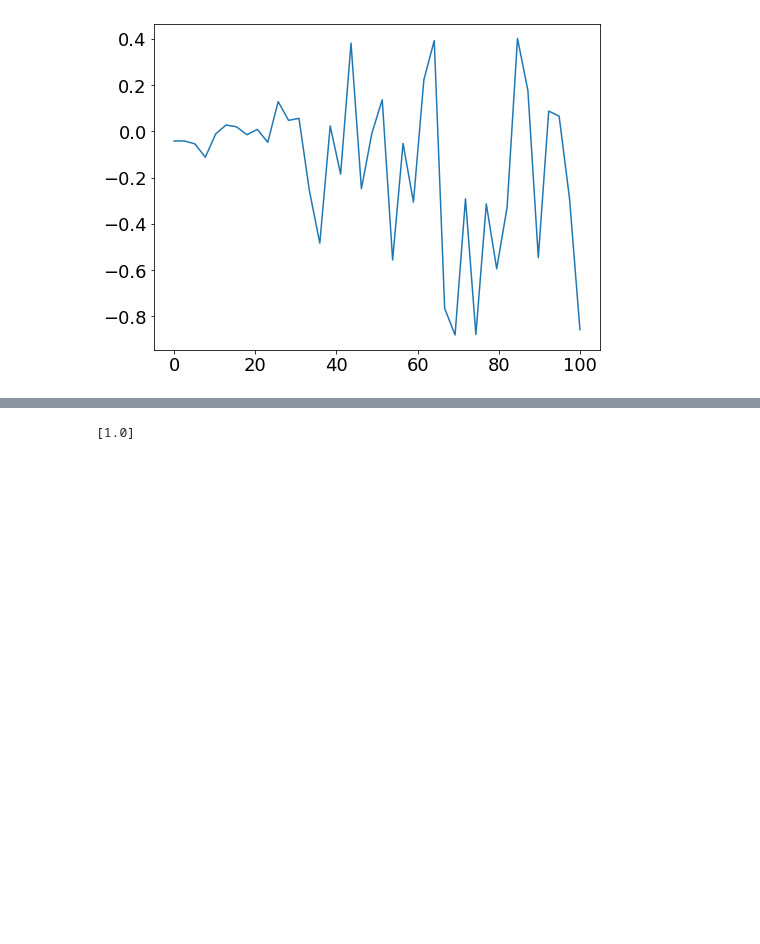
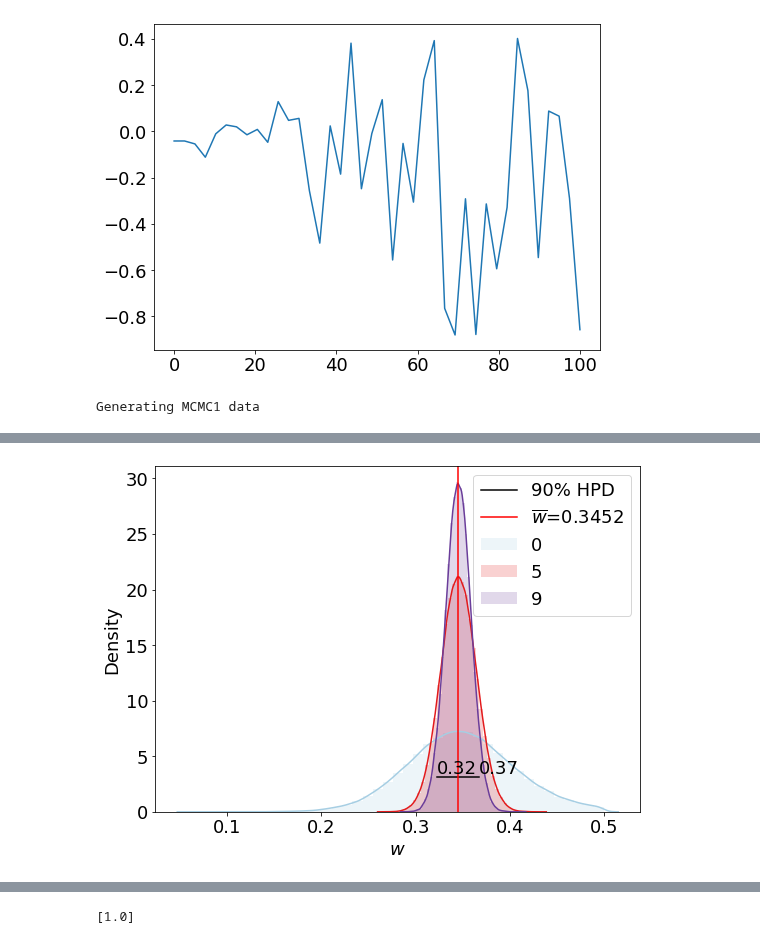
Before and after one commit to elindgren/asam_projects, a Jupyter notebook: Project3/project3_galton_board.ipynb, the cells around one changed output, grey strips where cells are left out. Cells and saved outputs as stored; diff of their text form; code cells hidden in the pictures; blank space fills up the shorter version.

```diff
--- a/Project3/project3_galton_board.ipynb
+++ b/Project3/project3_galton_board.ipynb
@@ -498,13 +498,24 @@ def cycles_MCMC(y_obs, s_std, alpha_std, prior, max_iter=100, h=0.5, case=1, cyc
     return alphas, acc_rat, hs, prior
 
 
+
+
 nData = 1000
-max_iter = 1000
-# y_obs,_ = gen_data(nData, alpha = 0.2)
-y_obs = gen_exp_data(nData)
-h = 0.1
-# First run MCMC 1
-# prior = sc.stats.uniform(loc=0, scale=0.5)
-# alphas1, acc1, hs1, prior1 = cycles_MCMC(y_obs, s_std, alpha_std, prior=prior, max_iter = max_iter, h=h, case=1, cycles=10, plot=True)
+mcmc1_file = f'saved_structures/mcmc1_nData={nData}.p'
+if os.path.isfile(mcmc1_file):
+    print('Loading pickled MCMC1 data')
+    data = pickle.load(open( mcmc1_file, "rb" ))
+    y_obs, alphas1, acc1, hs1, prior1 = data
+else:
+    print('Generating MCMC1 data')
+    max_iter = 1000
+    h = 0.1
+    # y_obs,_ = gen_data(nData, alpha = 0.2)
+    y_obs = gen_exp_data(nData)
+    prior = sc.stats.uniform(loc=0, scale=0.5)
+    alphas1, acc1, hs1, prior1 = cycles_MCMC(y_obs, s_std, alpha_std, prior=prior, max_iter = max_iter, h=h, case=1, cycles=10, plot=True)
+    data = (y_obs, alphas1, acc1, hs1, prior1)
+    pickle.dump(data, open(mcmc1_file, "wb"))
 # %% [output]
+Generating MCMC1 data
 [interactive output not drawn]
@@ -511,2 +523,3 @@ h = 0.1
+[figure, added]
 # %%
 # Then run MCMC 2 with alst post as prior
```
Also changed, not shown: parts of 3 cells of this notebook, 1 other file.
